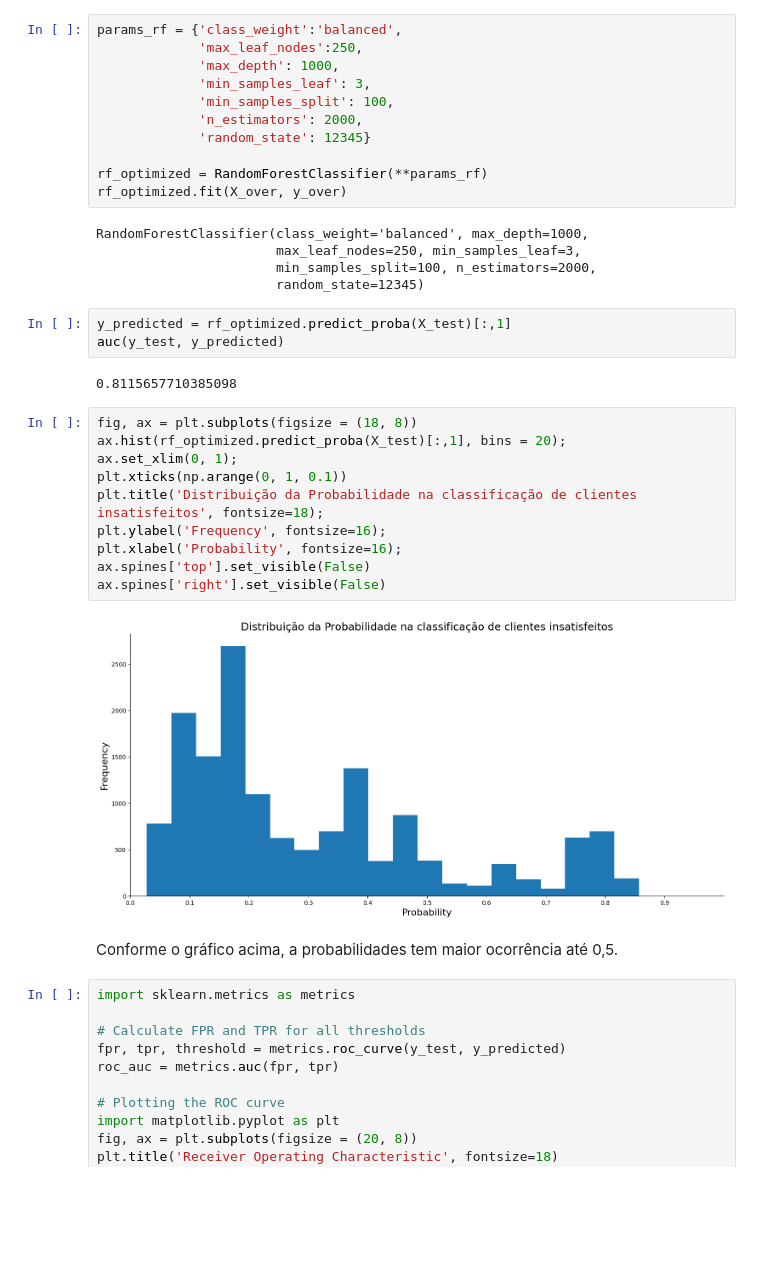
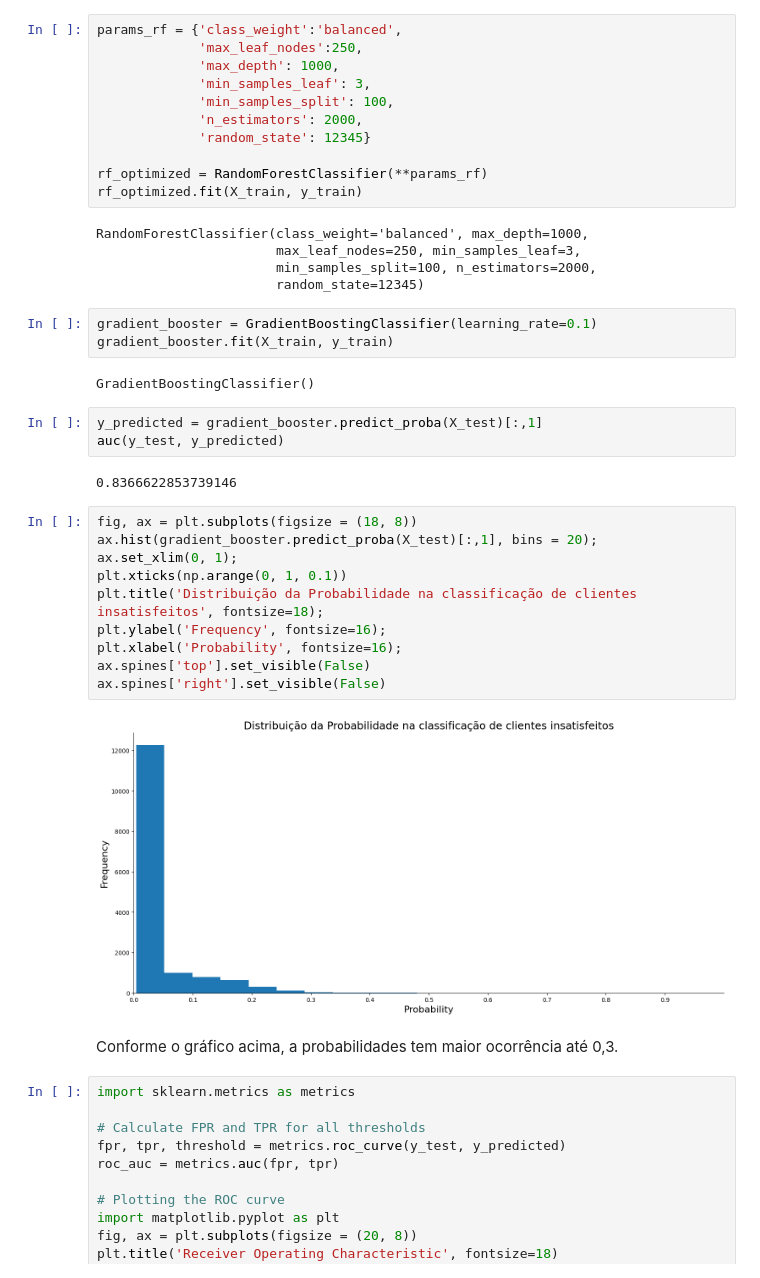
Before and after one commit to Gcardoso1/Case-Santander-Data-Master, a Jupyter notebook: Parte B - Nota.ipynb, the cells around one changed output. Drawn from its saved outputs; the diff is of its cells as text; blank space fills up the shorter version.

```diff
--- a/Parte B - Nota.ipynb
+++ b/Parte B - Nota.ipynb
@@ -61,31 +51,36 @@ params_rf = {'class_weight':'balanced',
              'random_state': 12345}
 
 rf_optimized = RandomForestClassifier(**params_rf)
-rf_optimized.fit(X_over, y_over)
+rf_optimized.fit(X_train, y_train)
 # %% [output]
 RandomForestClassifier(class_weight='balanced', max_depth=1000,
                        max_leaf_nodes=250, min_samples_leaf=3,
                        min_samples_split=100, n_estimators=2000,
                        random_state=12345)
-# %%
-y_predicted = rf_optimized.predict_proba(X_test)[:,1]
-auc(y_test, y_predicted)
-# %% [output]
-0.8115657710385098
+# %%
+gradient_booster = GradientBoostingClassifier(learning_rate=0.1)
+gradient_booster.fit(X_train, y_train)
+# %% [output]
+GradientBoostingClassifier()
+# %%
+y_predicted = gradient_booster.predict_proba(X_test)[:,1]
+auc(y_test, y_predicted)
+# %% [output]
+0.8366622853739146
 # %%
 fig, ax = plt.subplots(figsize = (18, 8))
-ax.hist(rf_optimized.predict_proba(X_test)[:,1], bins = 20);
+ax.hist(gradient_booster.predict_proba(X_test)[:,1], bins = 20);
 ax.set_xlim(0, 1);
 plt.xticks(np.arange(0, 1, 0.1))
 plt.title('Distribuição da Probabilidade na classificação de clientes insatisfeitos', fontsize=18);
 plt.ylabel('Frequency', fontsize=16);
 plt.xlabel('Probability', fontsize=16);
 ax.spines['top'].set_visible(False)
 ax.spines['right'].set_visible(False)
 # %% [output]
-[figure, old version]
+[figure, new version]
 # %% [markdown]
-Conforme o gráfico acima, a probabilidades tem maior ocorrência até 0,5.
+Conforme o gráfico acima, a probabilidades tem maior ocorrência até 0,3.
 # %%
 import sklearn.metrics as metrics
 
```
Also changed, not shown: parts of 14 cells of this notebook.
